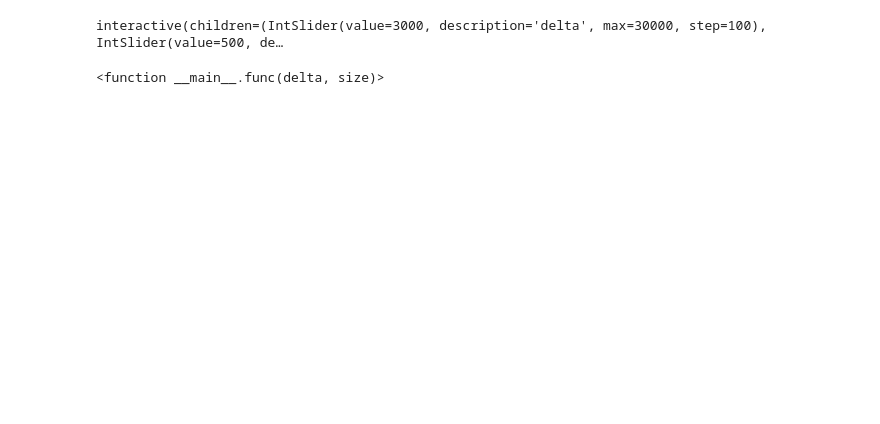
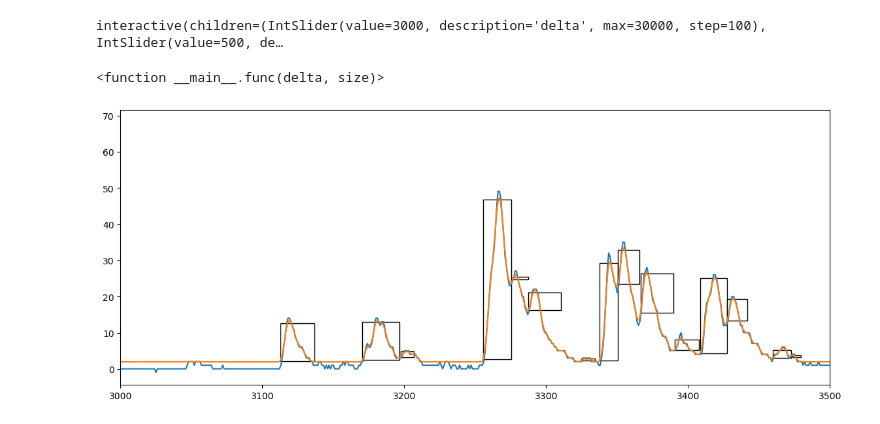
Before and after one commit to Modularius/supermusr-data-pipeline, a Jupyter notebook: trace-to-dsp-events/jupyter.ipynb, the cells around one changed output. Drawn from its saved outputs; the diff is of its cells as text; code cells hidden in the pictures; blank space fills up the shorter version.

```diff
--- a/trace-to-dsp-events/jupyter.ipynb
+++ b/trace-to-dsp-events/jupyter.ipynb
@@ -44,8 +45,13 @@ def plot_biexp(datum):
     plt.plot(x, y, linestyle = "dashed")
 
 def plot_second_order_cpx(x, A,B,C, param_lambda, param_theta):
+    return np.exp(-x*param_lambda)*(A*np.cos(0.5*x*param_theta) + B*np.sin(0.5*x*param_theta)) + C
 
-    return np.exp(-x*param_lambda)*(A*np.cos(0.5*x*param_theta) + B*np.sin(0.5*x*param_theta)) + C
+def plot_pulses(ax,data):
+    for datum in data:
+        rect = Rectangle((datum[0], datum[1]), datum[2] - datum[0], datum[5] - datum[1], fill = False, edgecolor = "black")
+        ax.add_patch(rect)
+        rect = Rectangle((datum[6], datum[7]), datum[9] - datum[6], datum[10] - datum[7], fill = False, edgecolor = "green")
 
 def plot_second_order(datum):
     datum = datum[1:]
@@ -108,27 +114,28 @@ def create_plot(data, I):
     create_trace_plot(ax,data[1],I,(0,maxy))
     #create_trace_plot(ax,data[2],I,(0,maxy))
     #create_trace_plot(ax,data[2],I,(0,maxy))
-    plot_markers(data[5],(0,maxy))
+    plot_pulses(ax,data[5])
 
     return fig,ax
 # %%
 from ipywidgets import interact, widgets
 
 data = [get_trace_file('Saves/output_baselined.csv'),
         get_trace_file('Saves/output_smoothed.csv'),
         get_trace_file('Saves/output_diff.csv'),
         get_trace_file('Saves/output_cuts.csv'),
         get_trace_file('Saves/output_simulated.csv'),
-        get_detect_file('Saves/output_pulses.csv')]
+        get_event_file('Saves/output_pulses.csv')]
 
 def func(delta, size):
     I = (delta,delta + size)
     fig,ax = create_plot(data,I)
 
 interact(func,
     delta = widgets.IntSlider(min=0, max=30000, step=100, value=3000),
     size = widgets.IntSlider(min=100, max=25000, step=100, value=500)
 )
 # %% [output]
 interactive(children=(IntSlider(value=3000, description='delta', max=30000, step=100), IntSlider(value=500, de…
 <function __main__.func(delta, size)>
+[figure, added]
```
Also changed, not shown: parts of 1 cell of this notebook, 8 other files.
